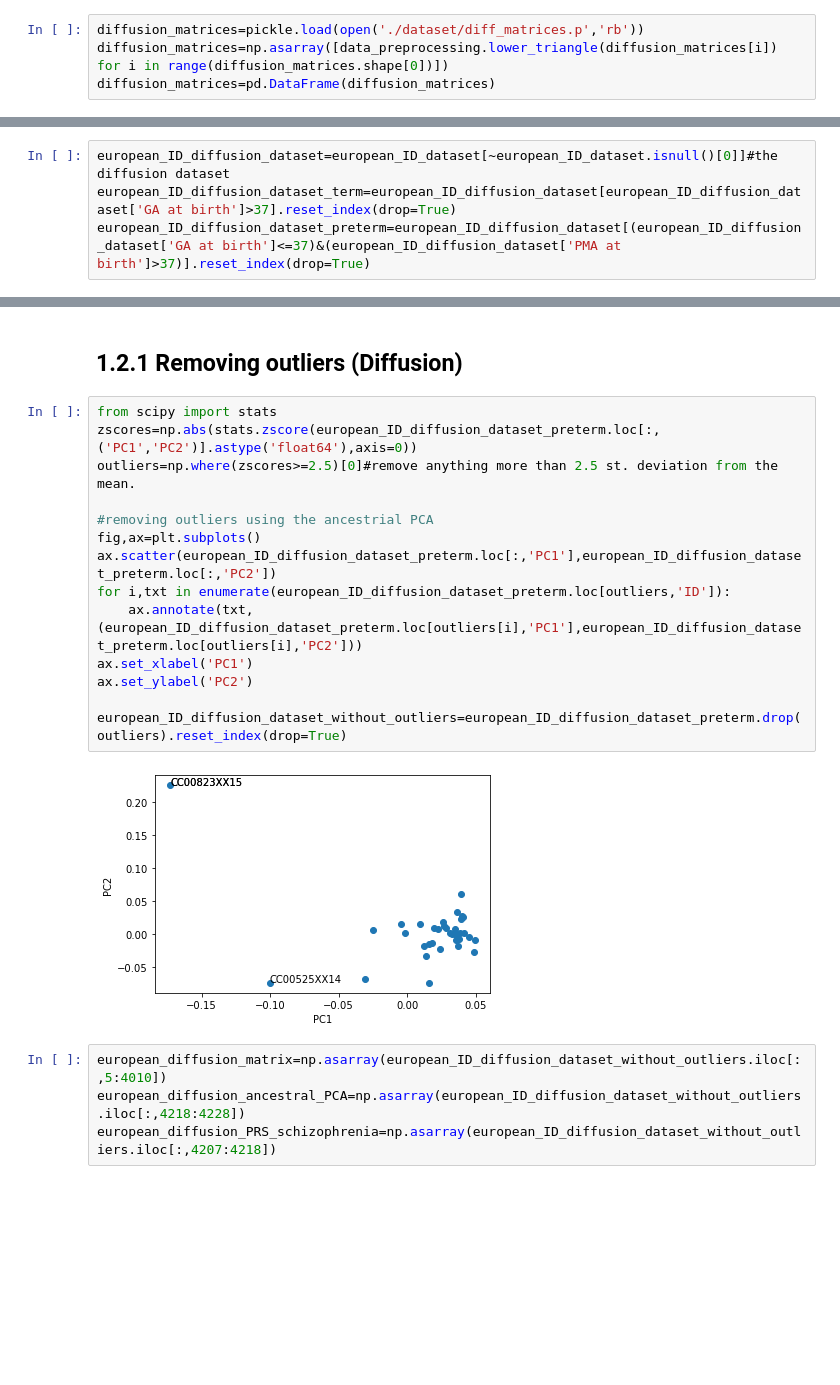
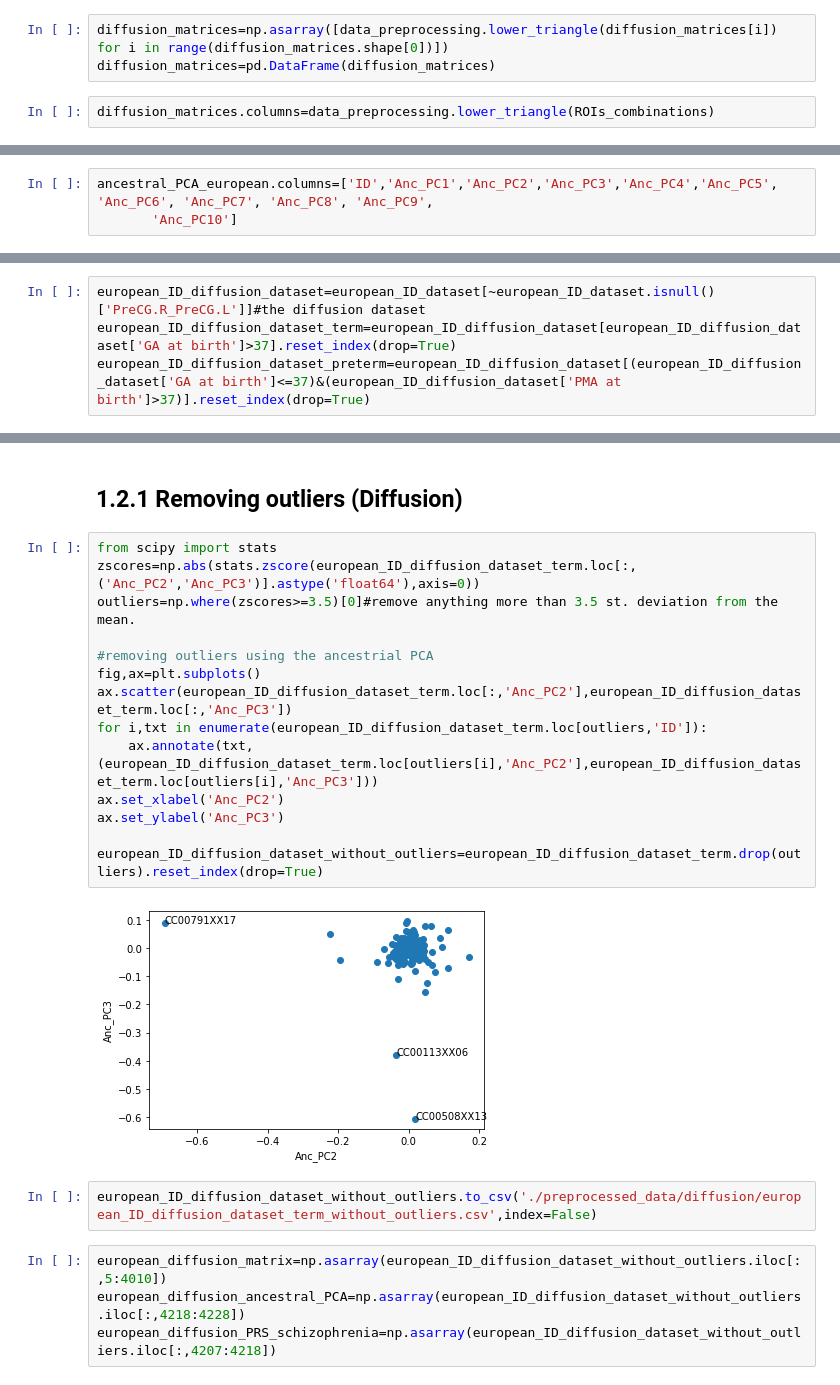
Before and after one commit to lehai-ml/schizophrenia_PRS, a Jupyter notebook: notebooks_results/dHCP/1_dHCP_data_preprocessing.ipynb, the cells around one changed output, grey strips where cells are left out. Cells and saved outputs as stored; diff of their text form; blank space fills up the shorter version.

```diff
--- a/notebooks_results/dHCP/1_dHCP_data_preprocessing.ipynb
+++ b/notebooks_results/dHCP/1_dHCP_data_preprocessing.ipynb
@@ -49,5 +56,6 @@ volumetric dataset
 # %%
-diffusion_matrices=pickle.load(open('./dataset/diff_matrices.p','rb'))
 diffusion_matrices=np.asarray([data_preprocessing.lower_triangle(diffusion_matrices[i]) for i in range(diffusion_matrices.shape[0])])
 diffusion_matrices=pd.DataFrame(diffusion_matrices)
+# %%
+diffusion_matrices.columns=data_preprocessing.lower_triangle(ROIs_combinations)
 # %%
@@ -92,6 +99,9 @@ Imperial_label=np.asarray([str.strip(i.translate({ord(c): None for c in digits})
 #Reading necessary tables
 schizophrenia_high_scores_european=data_preprocessing.read_table_from_txt('./dataset/SCZ2_lifted37_dHCP_merged_cleaned_EUROPEANS.gwas.all.score',add_EP=False)
 ancestral_PCA_european=data_preprocessing.read_table_from_txt('./dataset/file3_only_europ_10pcs_pca.eigenvec',add_EP=False)
+# %%
+ancestral_PCA_european.columns=['ID','Anc_PC1','Anc_PC2','Anc_PC3','Anc_PC4','Anc_PC5', 'Anc_PC6', 'Anc_PC7', 'Anc_PC8', 'Anc_PC9',
+       'Anc_PC10']
 # %%
 #Merge the tables together using the european ID as the key.
 from functools import reduce
@@ -150,7 +160,7 @@ european_ID_dataset_preterm=european_ID_dataset[(european_ID_dataset['GA at birt
 # %% [markdown]
 Summary for European dHCP cohort with available Diffusion data
 # %%
-european_ID_diffusion_dataset=european_ID_dataset[~european_ID_dataset.isnull()[0]]#the diffusion dataset
+european_ID_diffusion_dataset=european_ID_dataset[~european_ID_dataset.isnull()['PreCG.R_PreCG.L']]#the diffusion dataset
 european_ID_diffusion_dataset_term=european_ID_diffusion_dataset[european_ID_diffusion_dataset['GA at birth']>37].reset_index(drop=True)
 european_ID_diffusion_dataset_preterm=european_ID_diffusion_dataset[(european_ID_diffusion_dataset['GA at birth']<=37)&(european_ID_diffusion_dataset['PMA at birth']>37)].reset_index(drop=True)
 # %%
@@ -208,20 +220,22 @@ european_icv=np.asarray(european_ID_dataset_without_outliers.loc[:,'17 ICV (all
 ## 1.2.1 Removing outliers (Diffusion)
 # %%
 from scipy import stats
-zscores=np.abs(stats.zscore(european_ID_diffusion_dataset_preterm.loc[:,('PC1','PC2')].astype('float64'),axis=0))
-outliers=np.where(zscores>=2.5)[0]#remove anything more than 2.5 st. deviation from the mean.
+zscores=np.abs(stats.zscore(european_ID_diffusion_dataset_term.loc[:,('Anc_PC2','Anc_PC3')].astype('float64'),axis=0))
+outliers=np.where(zscores>=3.5)[0]#remove anything more than 3.5 st. deviation from the mean.
 
 #removing outliers using the ancestrial PCA
 fig,ax=plt.subplots()
-ax.scatter(european_ID_diffusion_dataset_preterm.loc[:,'PC1'],european_ID_diffusion_dataset_preterm.loc[:,'PC2'])
-for i,txt in enumerate(european_ID_diffusion_dataset_preterm.loc[outliers,'ID']):
-    ax.annotate(txt,(european_ID_diffusion_dataset_preterm.loc[outliers[i],'PC1'],european_ID_diffusion_dataset_preterm.loc[outliers[i],'PC2']))
-ax.set_xlabel('PC1')
-ax.set_ylabel('PC2')
+ax.scatter(european_ID_diffusion_dataset_term.loc[:,'Anc_PC2'],european_ID_diffusion_dataset_term.loc[:,'Anc_PC3'])
+for i,txt in enumerate(european_ID_diffusion_dataset_term.loc[outliers,'ID']):
+    ax.annotate(txt,(european_ID_diffusion_dataset_term.loc[outliers[i],'Anc_PC2'],european_ID_diffusion_dataset_term.loc[outliers[i],'Anc_PC3']))
+ax.set_xlabel('Anc_PC2')
+ax.set_ylabel('Anc_PC3')
 
-european_ID_diffusion_dataset_without_outliers=european_ID_diffusion_dataset_preterm.drop(outliers).reset_index(drop=True)
+european_ID_diffusion_dataset_without_outliers=european_ID_diffusion_dataset_term.drop(outliers).reset_index(drop=True)
 # %% [output]
-[figure, old version]
+[figure, new version]
+# %%
+european_ID_diffusion_dataset_without_outliers.to_csv('./preprocessed_data/diffusion/european_ID_diffusion_dataset_term_without_outliers.csv',index=False)
 # %%
 european_diffusion_matrix=np.asarray(european_ID_diffusion_dataset_without_outliers.iloc[:,5:4010])
 european_diffusion_ancestral_PCA=np.asarray(european_ID_diffusion_dataset_without_outliers.iloc[:,4218:4228])
```
Also changed, not shown: parts of 8 cells of this notebook, 8 other files.
